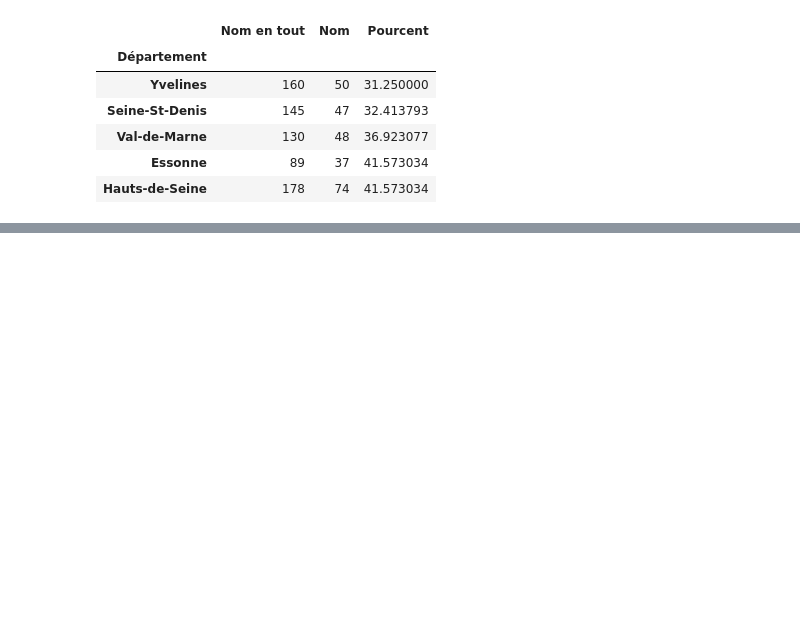
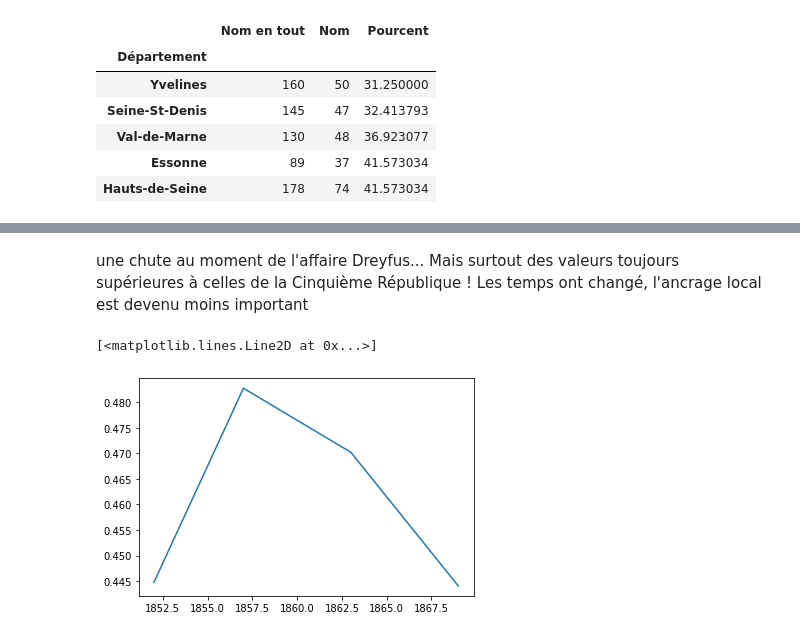
Before and after one commit to dusylvain/Projet-Python-deputes, a Jupyter notebook: statistiques_descriptives_depute.ipynb, the cells around one changed output, grey strips where cells are left out. Drawn from its saved outputs; the diff is of its cells as text; code cells hidden in the pictures; blank space fills up the shorter version.

```diff
--- a/statistiques_descriptives_depute.ipynb
+++ b/statistiques_descriptives_depute.ipynb
@@ -557,0 +586,7 @@ dtype: int64
+# %% [markdown]
+une chute au moment de l'affaire Dreyfus... Mais surtout des valeurs toujours supérieures à celles de la Cinquième République ! Les temps ont changé, l'ancrage local est devenu moins important
+# %%
+plt.plot(date_leg_emp2, pcterroir_emp2)
+# %% [output]
+[<matplotlib.lines.Line2D at 0x...>]
+[figure, added]
```
Also changed, not shown: parts of 19 cells of this notebook.
